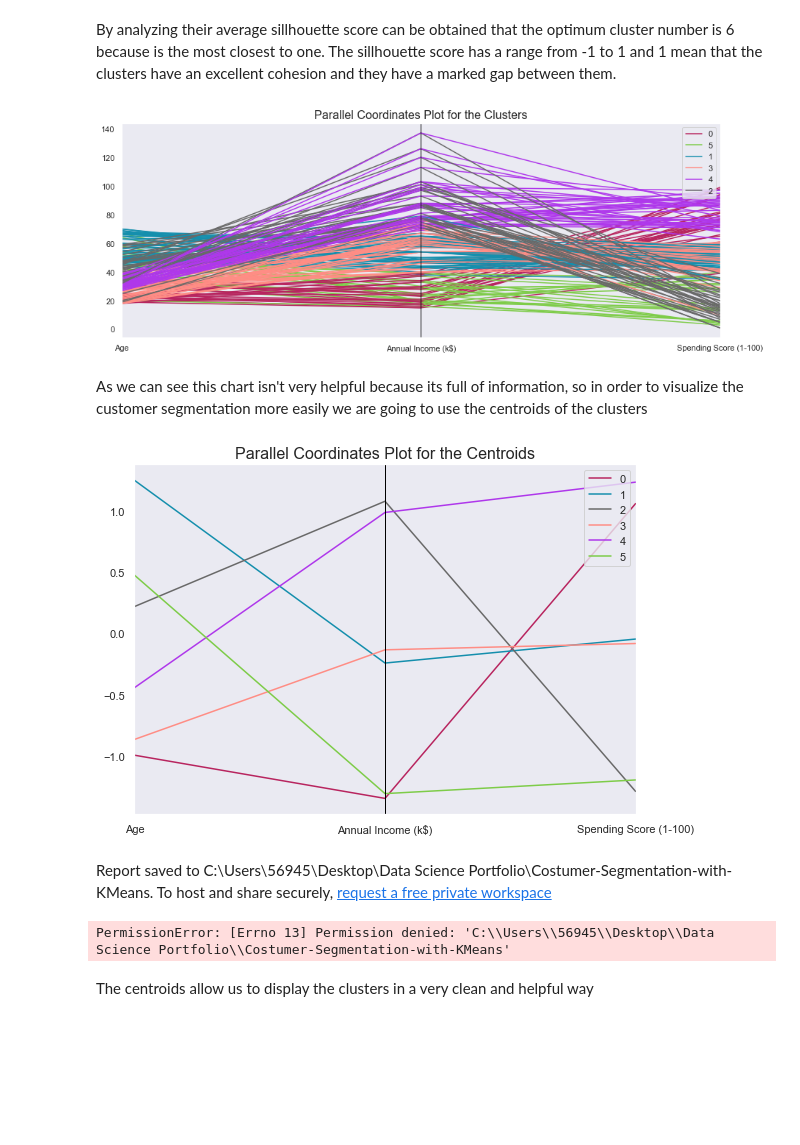
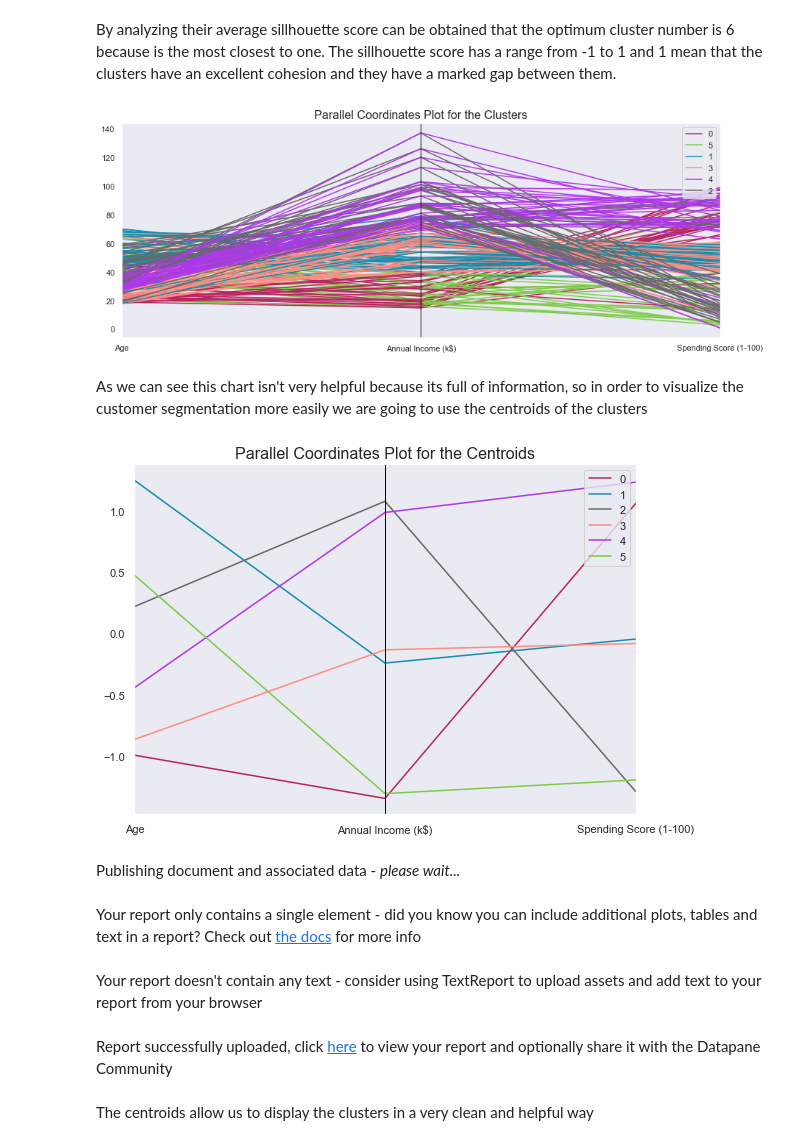
Before and after one commit to martinnss/Customer-Segmentation-with-KMeans-and-Affinity-Propagation, a Jupyter notebook: customer_segmentation_kmeans.ipynb, the cells around one changed output. Saved outputs shown, nothing was run; the diff lists cells and outputs as text; code cells hidden in the pictures; blank space fills up the shorter version.

```diff
--- a/customer_segmentation_kmeans.ipynb
+++ b/customer_segmentation_kmeans.ipynb
@@ -299,18 +299,18 @@ By analyzing their average sillhouette score can be obtained that the optimum cl
 # %%
 kmeans1 = KMeans(n_clusters= 6, init='k-means++', random_state=42)
 kmeans1.fit(X1)
 predict = kmeans1.predict(X1)
 data['cluster'] = predict
 
 #Plot all the customers and their segmentation
 color_codes=('#B8255F','#7ECC49','#158FAD','#FF8D85','#AF38EB','#696969')
 
 plt.figure(1 , figsize = (13 ,5))
-pd.plotting.parallel_coordinates(data, 'cluster',color=color_codes)
+clust=pd.plotting.parallel_coordinates(data, 'cluster',color=color_codes)
 plt.title('Parallel Coordinates Plot for the Clusters',fontsize=16)
 plt.show()
 # %% [output]
-[figure, old version]
+[figure, new version]
 # %% [markdown]
 As we can see this chart isn't very helpful because its full of information, so in order to visualize the customer segmentation more easily we are going to use the centroids of the clusters
 # %%
@@ -325,11 +325,12 @@ color_codes1=('#B8255F','#158FAD','#696969','#FF8D85','#AF38EB','#7ECC49')
 cent2=pd.plotting.parallel_coordinates(centroids,'cluster',color=color_codes1)
 plt.title('Parallel Coordinates Plot for the Centroids',fontsize=16)
 plt.show()
-dp.Report(dp.Plot(cent2)).save(path=r'C:\Users\56945\Desktop\Data Science Portfolio\Costumer-Segmentation-with-KMeans', open=True)
 # %% [output]
 [figure]
-Report saved to C:\Users\56945\Desktop\Data Science Portfolio\Costumer-Segmentation-with-KMeans. To host and share securely, [request a free private workspace](https://datapane.com/teams/)
+Publishing document and associated data - *please wait...*
-PermissionError: [Errno 13] Permission denied: 'C:\\Users\\56945\\Desktop\\Data Science Portfolio\\Costumer-Segmentation-with-KMeans'
+Your report only contains a single element - did you know you can include additional plots, tables and text in a report? Check out [the docs](https://docs.datapane.com/reports/blocks/layout-pages-and-selects) for more info
+Your report doesn't contain any text - consider using TextReport to upload assets and add text to your report from your browser
+Report successfully uploaded, click [here](https://datapane.com/u/martinnss/reports/my-covid-report/) to view your report and optionally share it with the Datapane Community
 # %% [markdown]
 The centroids allow us to display the clusters in a very clean and helpful way
 # %% [markdown]
```
Also changed, not shown: parts of 1 cell of this notebook.
